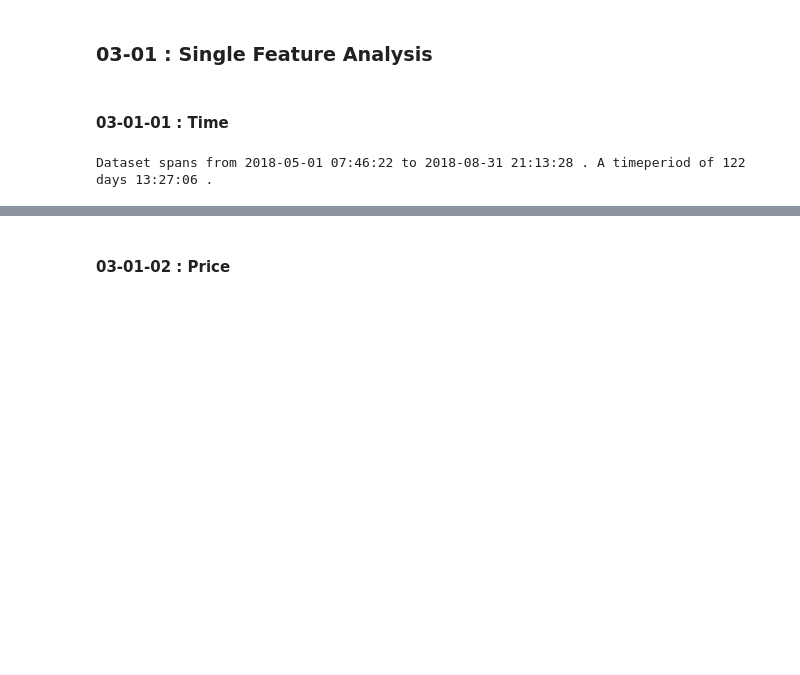
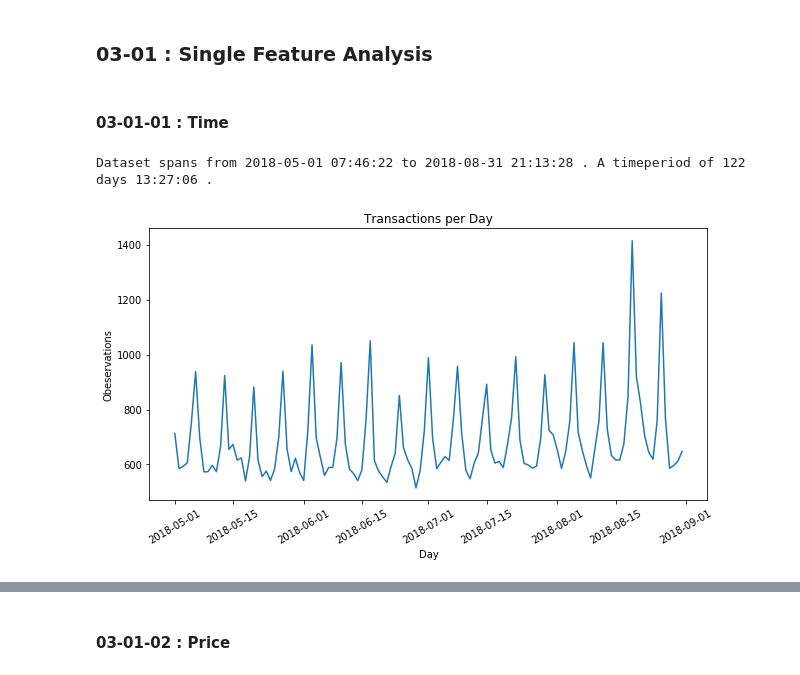
Before and after one commit to HRMNN/SuperMarket, a Jupyter notebook: SupMarTBD.ipynb, the cells around one changed output, grey strips where cells are left out. Cells and saved outputs as stored; diff of their text form; code cells hidden in the pictures; blank space fills up the shorter version.

```diff
--- a/SupMarTBD.ipynb
+++ b/SupMarTBD.ipynb
@@ -48,3 +52,5 @@ data_cln.time = pd.to_datetime(data_cln.time, format='%Y-%m-%d %H:%M:%S')
+# %%
+plt.rcParams['figure.figsize'] = [10, 5]
 # %% [markdown]
 ### 03-01 : Single Feature Analysis
 # %% [markdown]
@@ -58,3 +64,12 @@ print("Dataset spans from",
       ".")
 # %% [output]
 Dataset spans from 2018-05-01 07:46:22 to 2018-08-31 21:13:28 . A timeperiod of 122 days 13:27:06 .
+# %%
+plt.title("Transactions per Day")
+plt.plot(data_cln.resample("d", on = "time").count()["time"])
+plt.ylabel("Obeservations")
+plt.xlabel("Day")
+plt.xticks(rotation = 30)
+plt.show()
+# %% [output]
+[figure, added]
```
Also changed, not shown: parts of 18 cells of this notebook.
